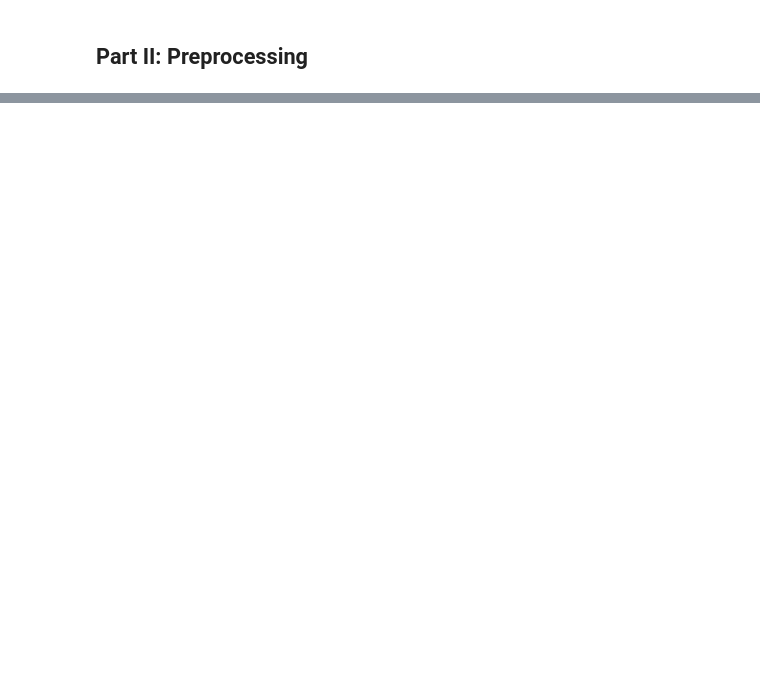
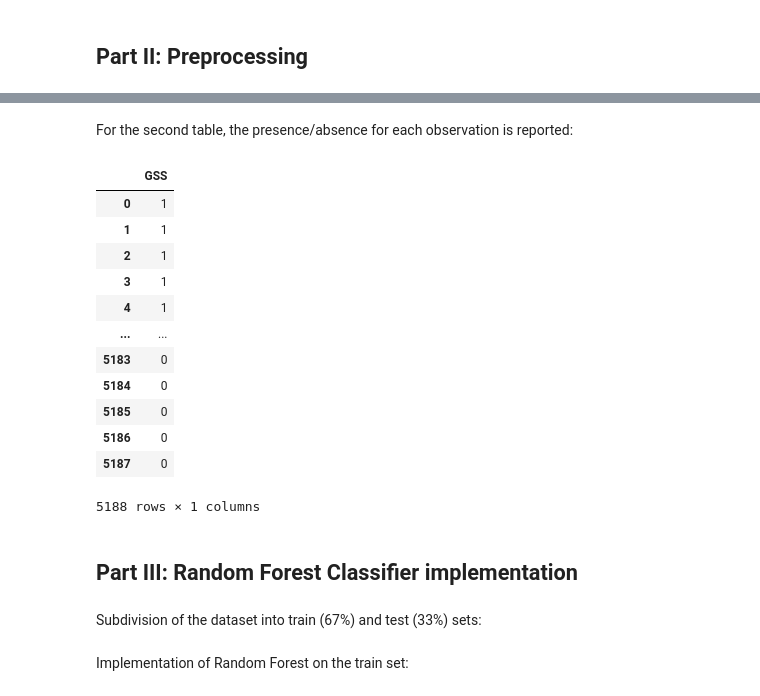
Before and after one commit to AlePol27/2022_ML_Earth_Env_Sci, a Jupyter notebook: Final_Project.ipynb, the cells around one changed output, grey strips where cells are left out. Drawn from its saved outputs; the diff is of its cells as text; code cells hidden in the pictures; blank space fills up the shorter version.

```diff
--- a/Final_Project.ipynb
+++ b/Final_Project.ipynb
@@ -336,0 +145,24 @@ Domanda di ricerca:
+# %% [markdown]
+For the second table, the presence/absence for each observation is reported:
+# %%
+output_data = vardf.GSS #Presence = 1; Absence = 0 of landslides
+output = gpd.GeoDataFrame({'GSS': output_data})
+output
+# %% [output]
+|  | GSS |
+| 0 | 1 |
+| 1 | 1 |
+| 2 | 1 |
+| 3 | 1 |
+| 4 | 1 |
+| ... | ... |
+| 5183 | 0 |
+| 5184 | 0 |
+| 5185 | 0 |
+| 5186 | 0 |
+| 5187 | 0 |
+5188 rows × 1 columns
+# %% [markdown]
+## Part III: Random Forest Classifier implementation
+# %% [markdown]
+Subdivision of the dataset into train (67%) and test (33%) sets:
@@ -336,0 +173,2 @@ Domanda di ricerca:
+# %% [markdown]
+Implementation of Random Forest on the train set:
```
Also changed, not shown: parts of 81 cells of this notebook.
